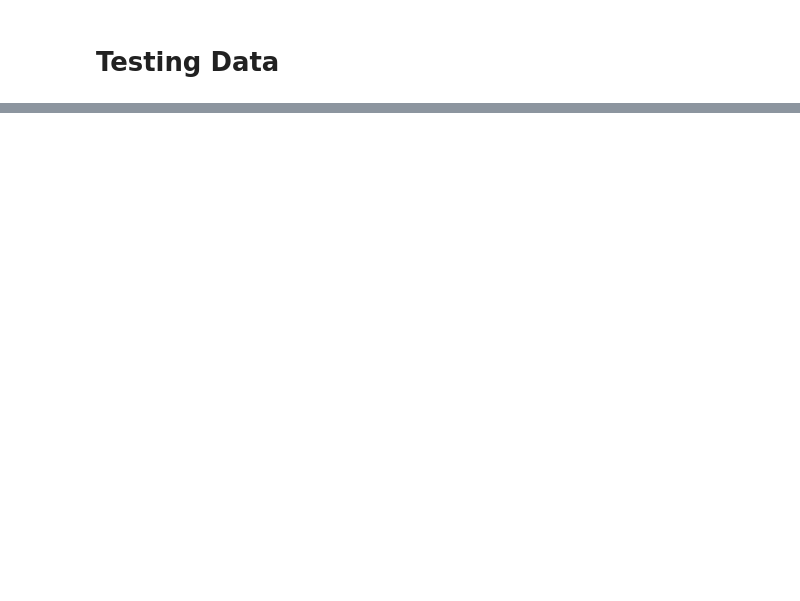
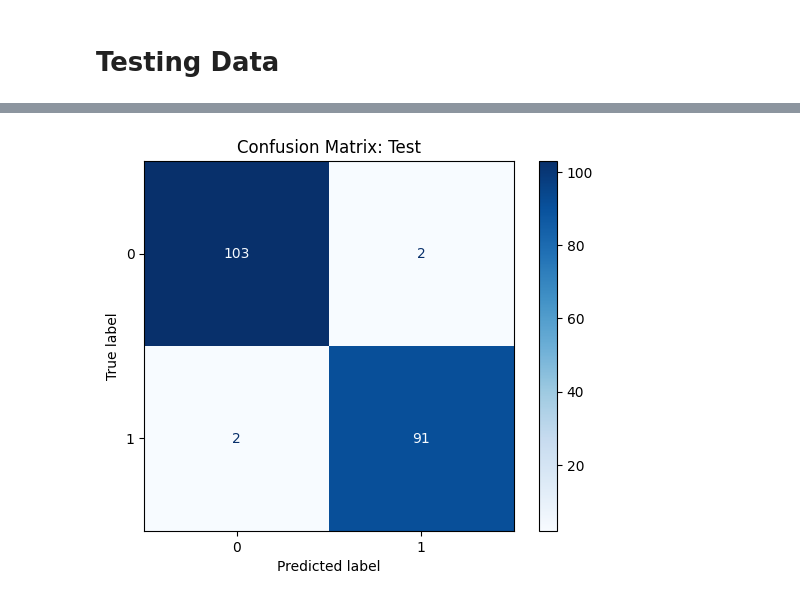
Before and after one commit to RujhaanTaneja/BMC-521-Data-Science-For-Managers-Project-Submission, a Jupyter notebook: Code Files/Modelling.ipynb, the cells around one changed output, grey strips where cells are left out. Cells and saved outputs as stored; diff of their text form; code cells hidden in the pictures; blank space fills up the shorter version.

```diff
--- a/Code Files/Modelling.ipynb
+++ b/Code Files/Modelling.ipynb
@@ -172,0 +184,10 @@ Recall Score:  97.85
+# %%
+cm_test = confusion_matrix(Y_test, model.predict(X_test))
+
+# Display the confusion matrix
+disp = ConfusionMatrixDisplay(confusion_matrix=cm_test, display_labels=model.classes_)
+disp.plot(cmap='Blues')
+plt.title("Confusion Matrix: Test")
+plt.show()
+# %% [output]
+[figure, added]
```
Also changed, not shown: parts of 7 cells of this notebook.
